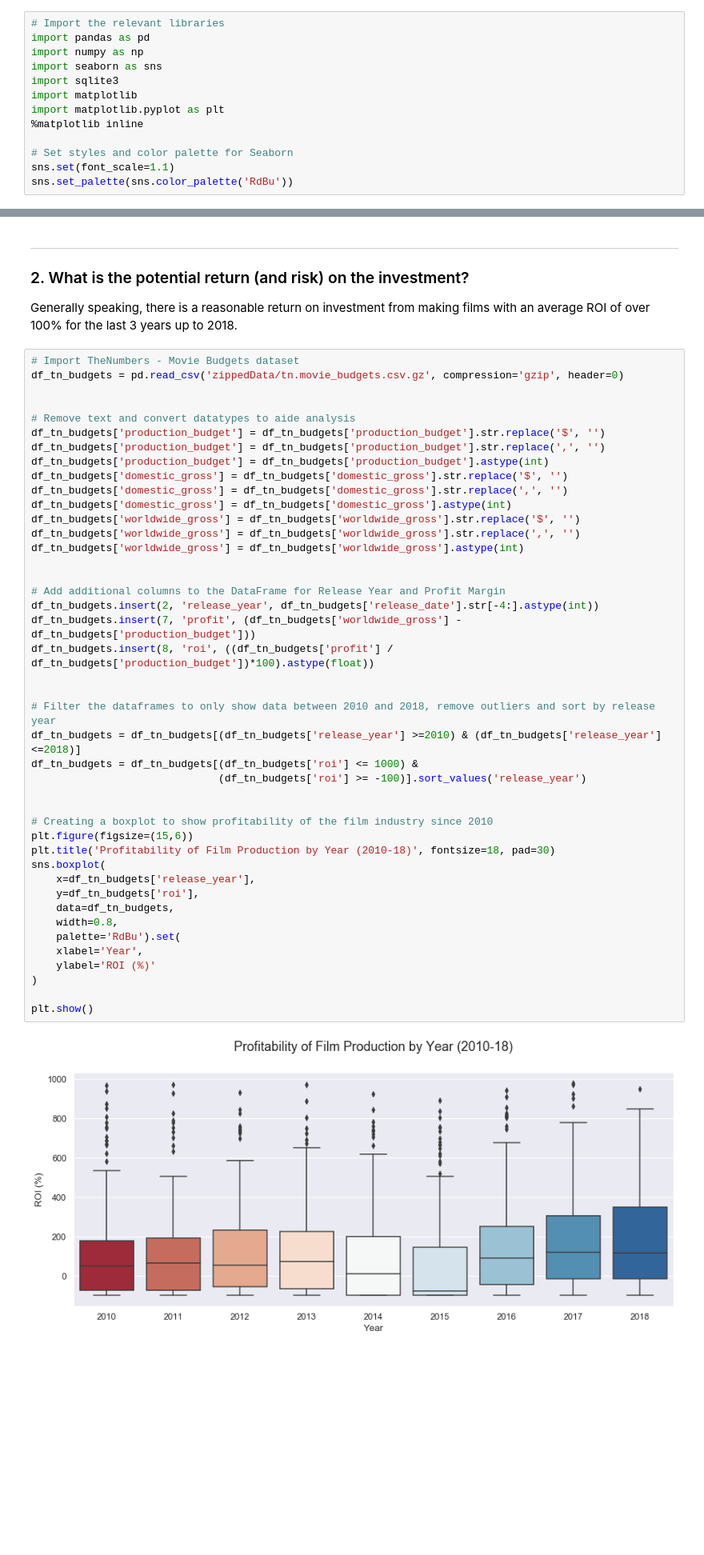
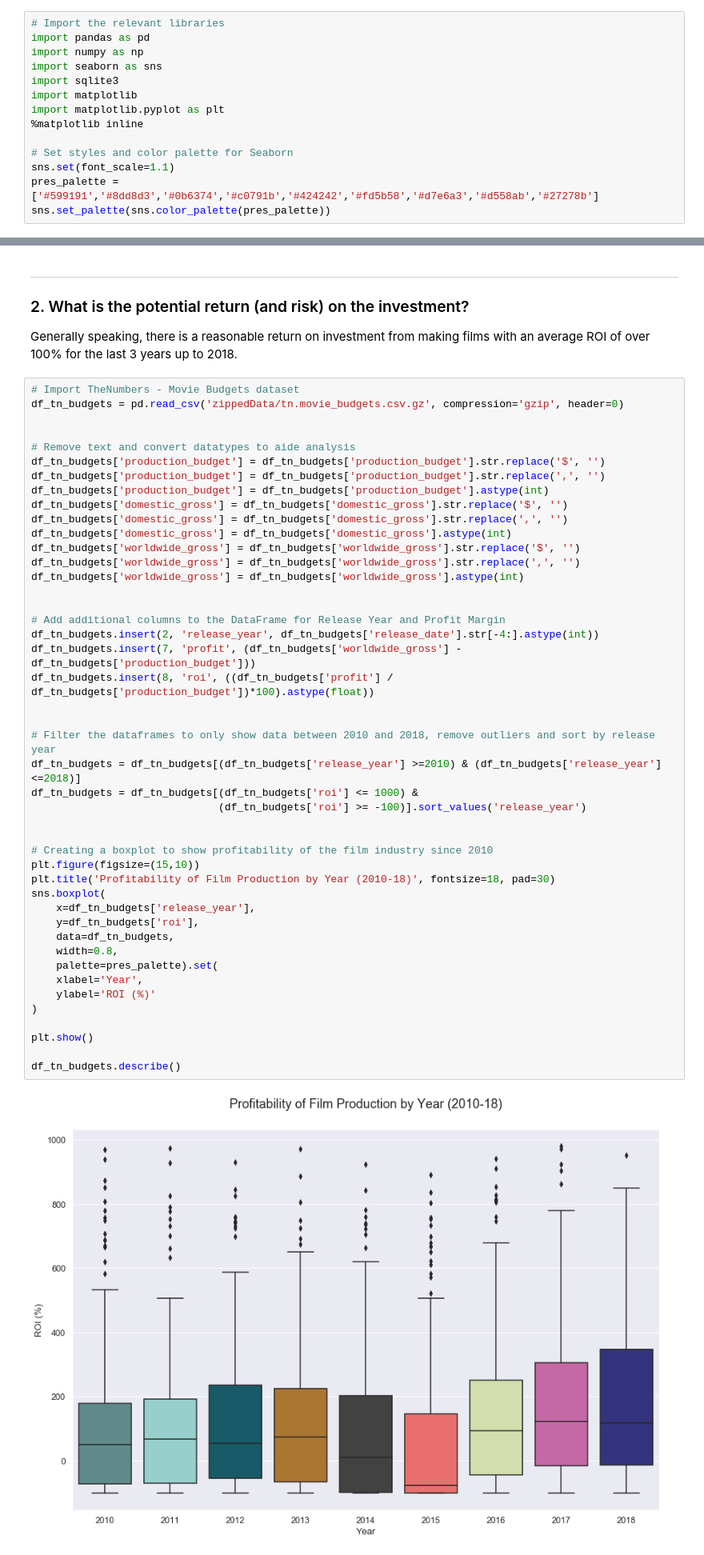
Before and after one commit to toopster/dsc-mod-1-project-v2-1-online-ds-sp-000, a Jupyter notebook: exploration.ipynb, the cells around one changed output, grey strips where cells are left out. Shown: that part at 80% size. Saved outputs shown, nothing was run; the diff lists cells and outputs as text; blank space fills up the shorter version.

```diff
--- a/exploration.ipynb
+++ b/exploration.ipynb
@@ -36,7 +36,8 @@ import matplotlib.pyplot as plt
 
 # Set styles and color palette for Seaborn
 sns.set(font_scale=1.1)
-sns.set_palette(sns.color_palette('RdBu'))
+pres_palette = ['#599191','#8dd8d3','#0b6374','#c0791b','#424242','#fd5b58','#d7e6a3','#d558ab','#27278b']
+sns.set_palette(sns.color_palette(pres_palette))
 # %% [markdown]
 ---
 
@@ -111,33 +112,35 @@ df_tn_budgets['domestic_gross'] = df_tn_budgets['domestic_gross'].astype(int)
 df_tn_budgets['worldwide_gross'] = df_tn_budgets['worldwide_gross'].str.replace('$', '')
 df_tn_budgets['worldwide_gross'] = df_tn_budgets['worldwide_gross'].str.replace(',', '')
 df_tn_budgets['worldwide_gross'] = df_tn_budgets['worldwide_gross'].astype(int)
 
 
 # Add additional columns to the DataFrame for Release Year and Profit Margin
 df_tn_budgets.insert(2, 'release_year', df_tn_budgets['release_date'].str[-4:].astype(int))
 df_tn_budgets.insert(7, 'profit', (df_tn_budgets['worldwide_gross'] - df_tn_budgets['production_budget']))
 df_tn_budgets.insert(8, 'roi', ((df_tn_budgets['profit'] / df_tn_budgets['production_budget'])*100).astype(float))
 
 
 # Filter the dataframes to only show data between 2010 and 2018, remove outliers and sort by release year
 df_tn_budgets = df_tn_budgets[(df_tn_budgets['release_year'] >=2010) & (df_tn_budgets['release_year'] <=2018)]
 df_tn_budgets = df_tn_budgets[(df_tn_budgets['roi'] <= 1000) &
                               (df_tn_budgets['roi'] >= -100)].sort_values('release_year')
 
 
 # Creating a boxplot to show profitability of the film industry since 2010
-plt.figure(figsize=(15,6))
+plt.figure(figsize=(15,10))
 plt.title('Profitability of Film Production by Year (2010-18)', fontsize=18, pad=30)
 sns.boxplot(
     x=df_tn_budgets['release_year'],
     y=df_tn_budgets['roi'],
     data=df_tn_budgets,
     width=0.8,
-    palette='RdBu').set(
+    palette=pres_palette).set(
     xlabel='Year',
     ylabel='ROI (%)'
 )
 
 plt.show()
+
+df_tn_budgets.describe()
 # %% [output]
-[figure, old version]
+[figure, new version]
```
Also changed, not shown: parts of 8 cells of this notebook.
